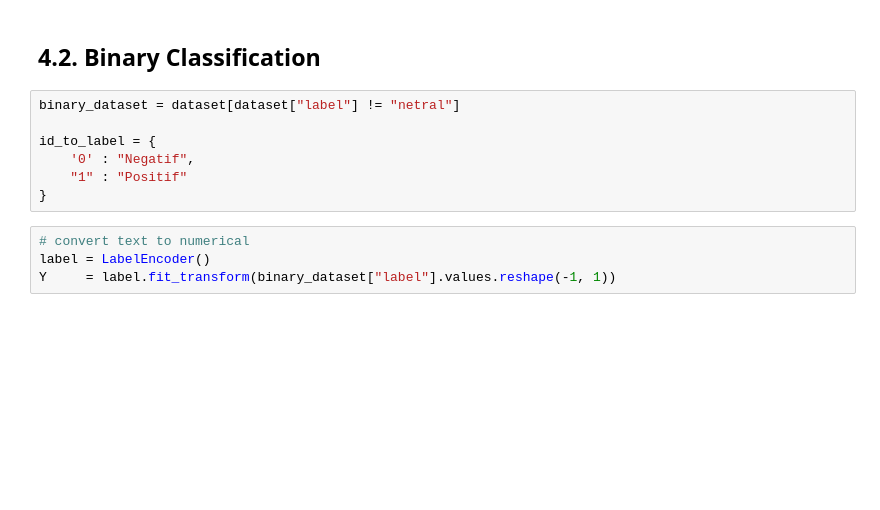
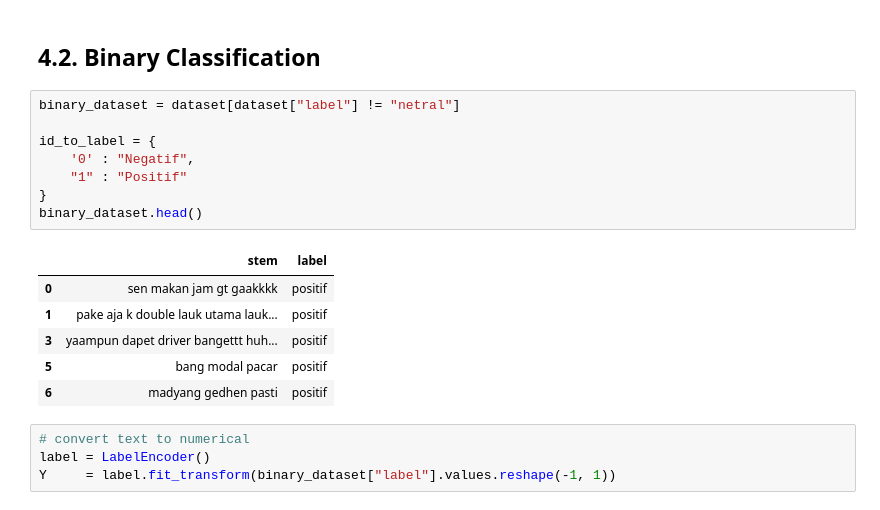
Before and after one commit to kindise/semester5, a Jupyter notebook: v2/notebook.ipynb, the cells around one changed output. Drawn from its saved outputs; the diff is of its cells as text; blank space fills up the shorter version.

```diff
--- a/v2/notebook.ipynb
+++ b/v2/notebook.ipynb
@@ -382,10 +381,18 @@ ax[1].set_title("Confusion Matrix");
 # %%
 binary_dataset = dataset[dataset["label"] != "netral"]
 
 id_to_label = {
     '0' : "Negatif",
     "1" : "Positif"
 }
+binary_dataset.head()
+# %% [output]
+|  | stem | label |
+| 0 | sen makan jam gt gaakkkk | positif |
+| 1 | pake aja k double lauk utama lauk... | positif |
+| 3 | yaampun dapet driver bangettt huh... | positif |
+| 5 | bang modal pacar | positif |
+| 6 | madyang gedhen pasti | positif |
 # %%
 # convert text to numerical
 label = LabelEncoder()
```
Also changed, not shown: parts of 16 cells of this notebook, 15 other files.
